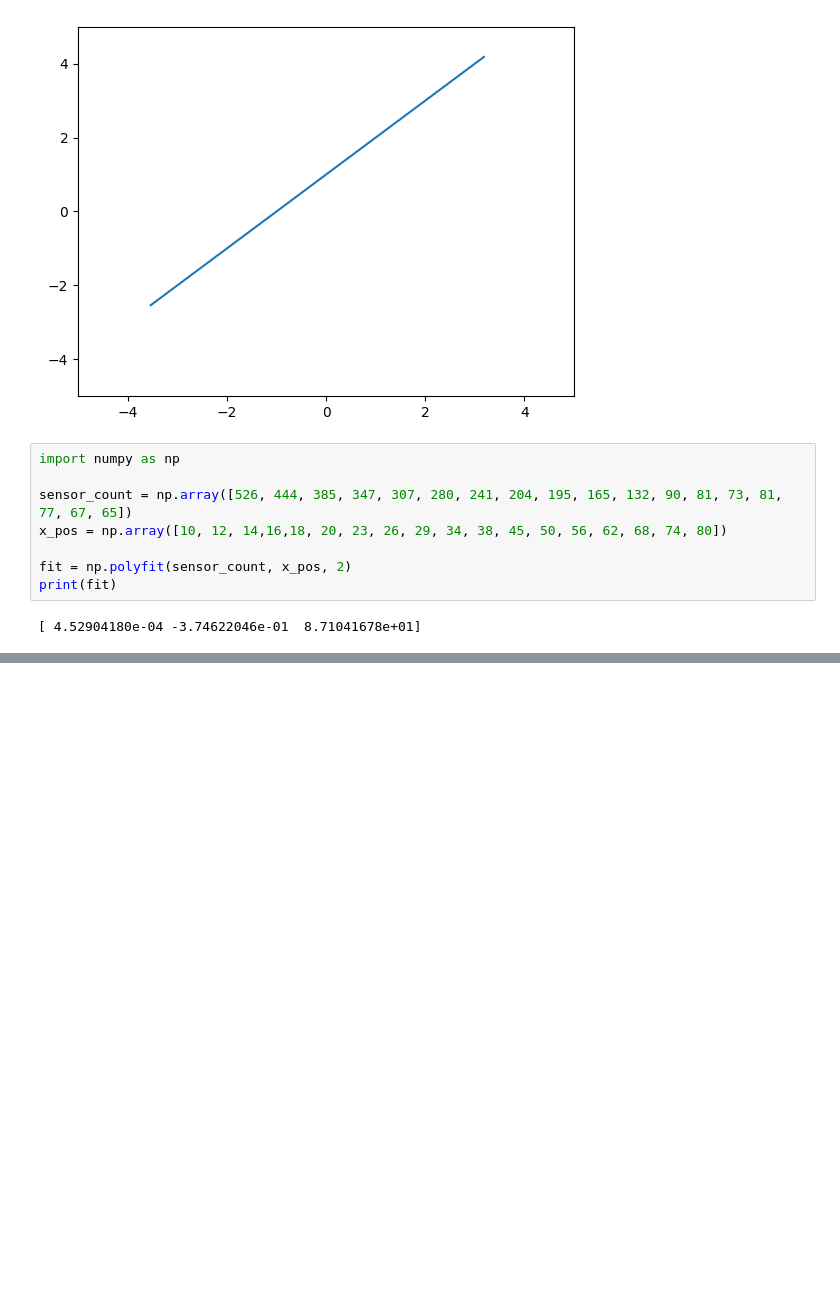
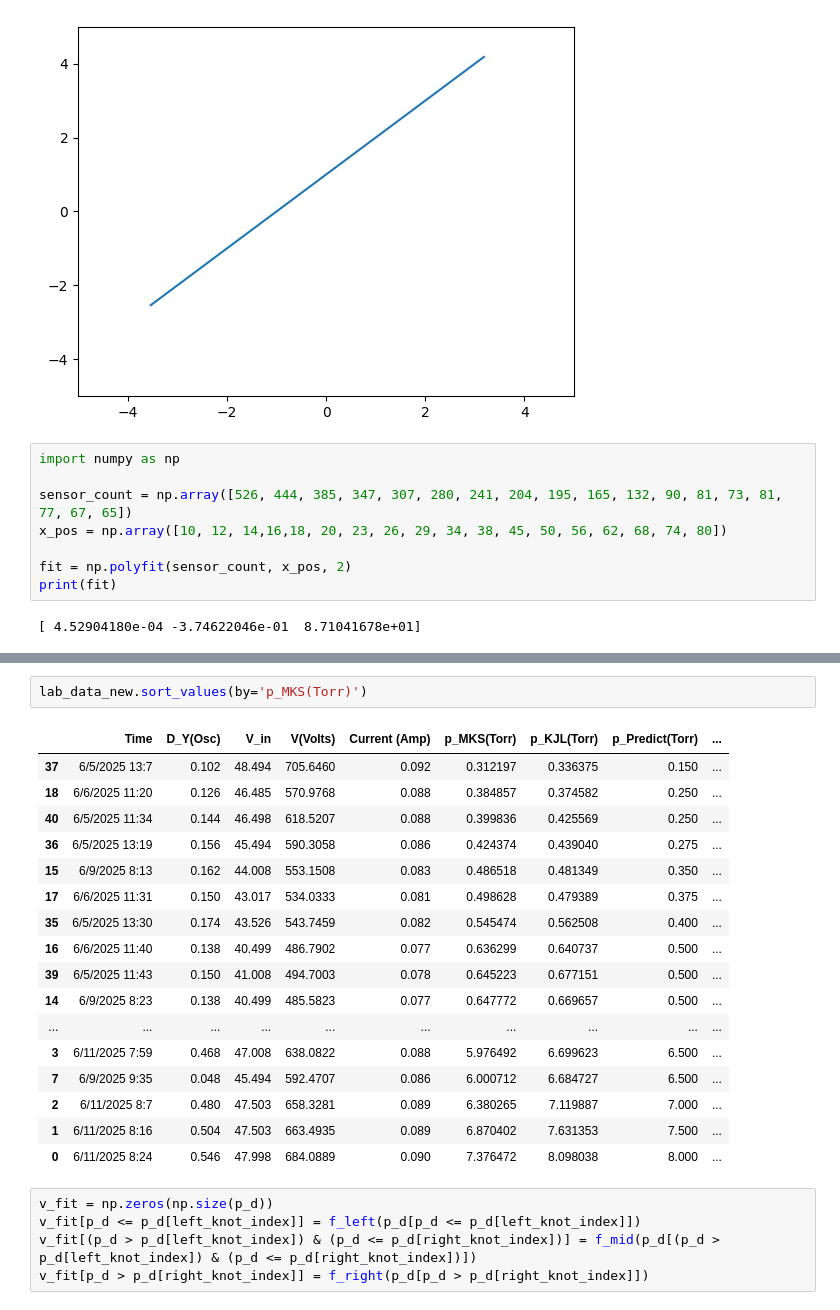
Before and after one commit to s-gerow/SAIL-Plasma, a Jupyter notebook: BeAMED/Test Scripts/playground.ipynb, the cells around one changed output, grey strips where cells are left out. Saved outputs shown, nothing was run; the diff lists cells and outputs as text; blank space fills up the shorter version.

```diff
--- a/BeAMED/Test Scripts/playground.ipynb
+++ b/BeAMED/Test Scripts/playground.ipynb
@@ -474,0 +661,25 @@ print(fit)
+# %%
+lab_data_new.sort_values(by='p_MKS(Torr)')
+# %% [output]
+|  | Time | D_Y(Osc) | V_in | V(Volts) | Current (Amp) | p_MKS(Torr) | p_KJL(Torr) | p_Predict(Torr) | ... |
+| 37 | 6/5/2025 13:7 | 0.102 | 48.494 | 705.6460 | 0.092 | 0.312197 | 0.336375 | 0.150 | ... |
+| 18 | 6/6/2025 11:20 | 0.126 | 46.485 | 570.9768 | 0.088 | 0.384857 | 0.374582 | 0.250 | ... |
+| 40 | 6/5/2025 11:34 | 0.144 | 46.498 | 618.5207 | 0.088 | 0.399836 | 0.425569 | 0.250 | ... |
+| 36 | 6/5/2025 13:19 | 0.156 | 45.494 | 590.3058 | 0.086 | 0.424374 | 0.439040 | 0.275 | ... |
+| 15 | 6/9/2025 8:13 | 0.162 | 44.008 | 553.1508 | 0.083 | 0.486518 | 0.481349 | 0.350 | ... |
+| 17 | 6/6/2025 11:31 | 0.150 | 43.017 | 534.0333 | 0.081 | 0.498628 | 0.479389 | 0.375 | ... |
+| 35 | 6/5/2025 13:30 | 0.174 | 43.526 | 543.7459 | 0.082 | 0.545474 | 0.562508 | 0.400 | ... |
+| 16 | 6/6/2025 11:40 | 0.138 | 40.499 | 486.7902 | 0.077 | 0.636299 | 0.640737 | 0.500 | ... |
+| 39 | 6/5/2025 11:43 | 0.150 | 41.008 | 494.7003 | 0.078 | 0.645223 | 0.677151 | 0.500 | ... |
+| 14 | 6/9/2025 8:23 | 0.138 | 40.499 | 485.5823 | 0.077 | 0.647772 | 0.669657 | 0.500 | ... |
+| ... | ... | ... | ... | ... | ... | ... | ... | ... | ... |
+| 3 | 6/11/2025 7:59 | 0.468 | 47.008 | 638.0822 | 0.088 | 5.976492 | 6.699623 | 6.500 | ... |
+| 7 | 6/9/2025 9:35 | 0.048 | 45.494 | 592.4707 | 0.086 | 6.000712 | 6.684727 | 6.500 | ... |
+| 2 | 6/11/2025 8:7 | 0.480 | 47.503 | 658.3281 | 0.089 | 6.380265 | 7.119887 | 7.000 | ... |
+| 1 | 6/11/2025 8:16 | 0.504 | 47.503 | 663.4935 | 0.089 | 6.870402 | 7.631353 | 7.500 | ... |
+| 0 | 6/11/2025 8:24 | 0.546 | 47.998 | 684.0889 | 0.090 | 7.376472 | 8.098038 | 8.000 | ... |
+# %%
+v_fit = np.zeros(np.size(p_d))
+v_fit[p_d <= p_d[left_knot_index]] = f_left(p_d[p_d <= p_d[left_knot_index]])
+v_fit[(p_d > p_d[left_knot_index]) & (p_d <= p_d[right_knot_index])] = f_mid(p_d[(p_d > p_d[left_knot_index]) & (p_d <= p_d[right_knot_index])])
+v_fit[p_d > p_d[right_knot_index]] = f_right(p_d[p_d > p_d[right_knot_index]])
```
Also changed, not shown: parts of 5 cells of this notebook, 3 other files.
